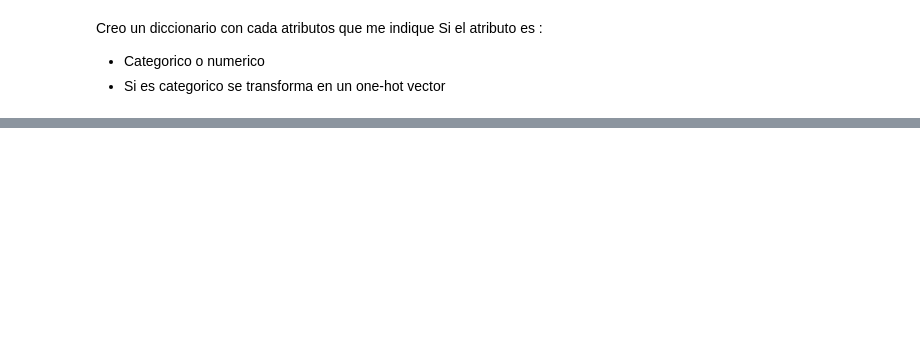
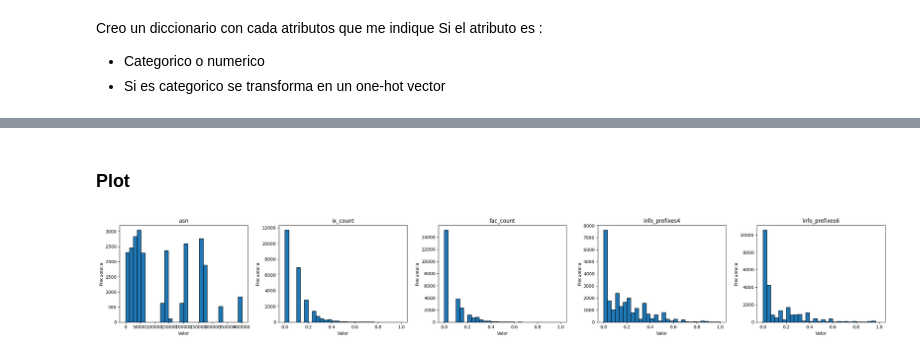
Before and after one commit to valesteban/TrabajoTesis, a Jupyter notebook: create_graph.ipynb, the cells around one changed output, grey strips where cells are left out. Saved outputs shown, nothing was run; the diff lists cells and outputs as text; code cells hidden in the pictures; blank space fills up the shorter version.

Commit message:
Normalizacion attr y attr pageRank

```diff
--- a/create_graph.ipynb
+++ b/create_graph.ipynb
@@ -183,0 +176,16 @@ info_never_via_route_servers: {'categorical': True, 'uniques': 2, 'empty_count':
+# %%
+num_list = ['asn', 'ix_count', 'fac_count', 'info_prefixes4', 'info_prefixes6']
+
+
+# Crear DataFrame con los datos numéricos
+num_data = {attr: [asn.get(attr, None) for asn in data] for attr in num_list}
+num_df = pd.DataFrame(num_data)
+
+# Logarithmic transformation to decrease their variability,
+num_df[num_list[1:]] = num_df[num_list[1:]].astype(float)
+num_df[num_list[1:]] = num_df[num_list[1:]].apply(lambda x: np.log(x + 1))
+
+# Normalization
+num_df[num_list[1:]] = num_df[num_list[1:]].apply(lambda x: (x - x.min()) / (x.max() - x.min()))
+
+num_df
@@ -183,0 +206,21 @@ info_never_via_route_servers: {'categorical': True, 'uniques': 2, 'empty_count':
+# %% [markdown]
+### Plot
+# %%
+# Ahora graficamos usando subplots
+num_cols = len(num_df.columns)  # cantidad de columnas
+fig, axs = plt.subplots(1, num_cols, figsize=(5*num_cols, 4))  # 1 fila, varias columnas
+
+# Si hay solo 1 columna, axs no es una lista, así que lo forzamos a lista
+if num_cols == 1:
+    axs = [axs]
+
+for i, col in enumerate(num_df.columns):
+    axs[i].hist(num_df[col], bins=30, edgecolor='black')
+    axs[i].set_title(col)
+    axs[i].set_xlabel('Valor')
+    axs[i].set_ylabel('Frecuencia')
+
+plt.tight_layout()
+plt.show()
+# %% [output]
+[figure, added]
```
Also changed, not shown: parts of 30 cells of this notebook.
